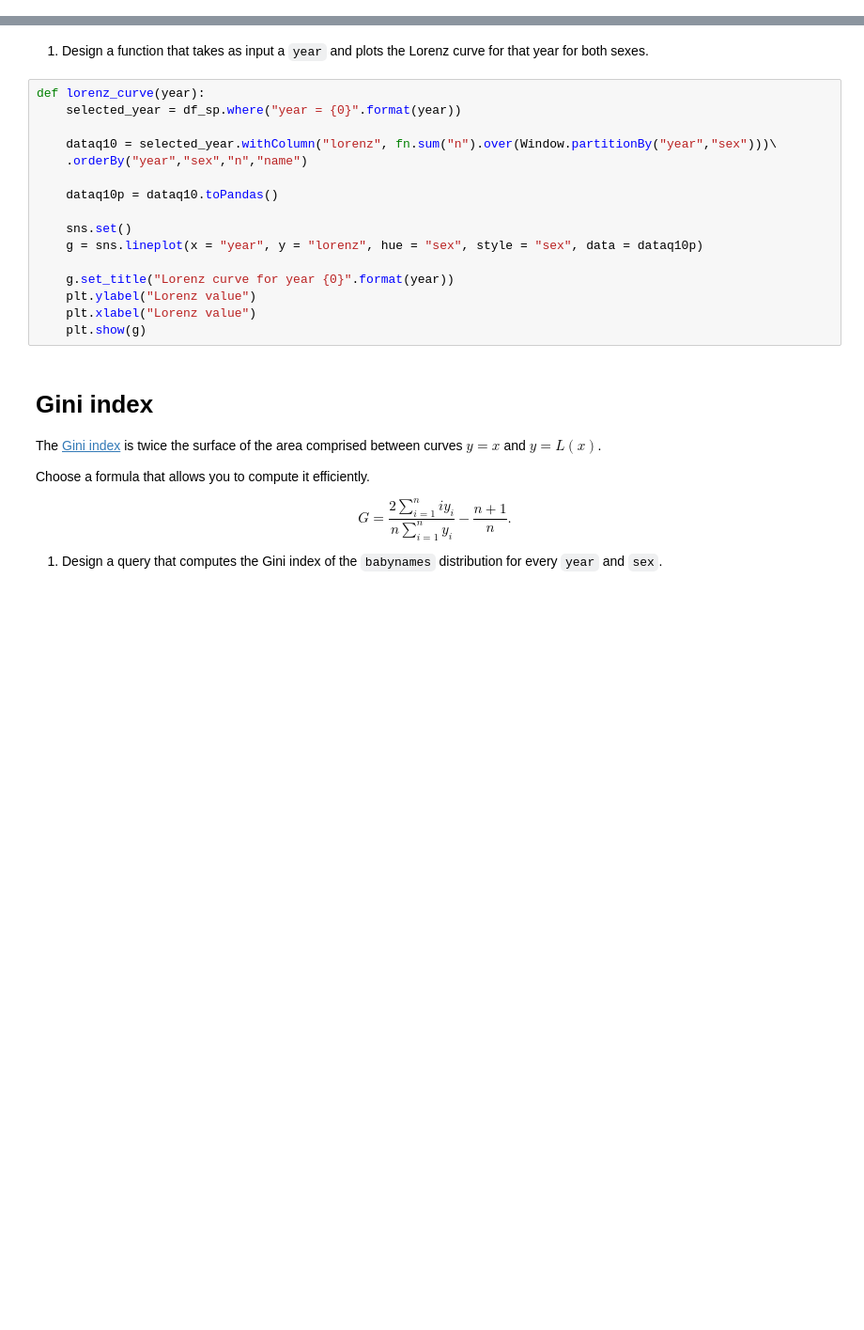
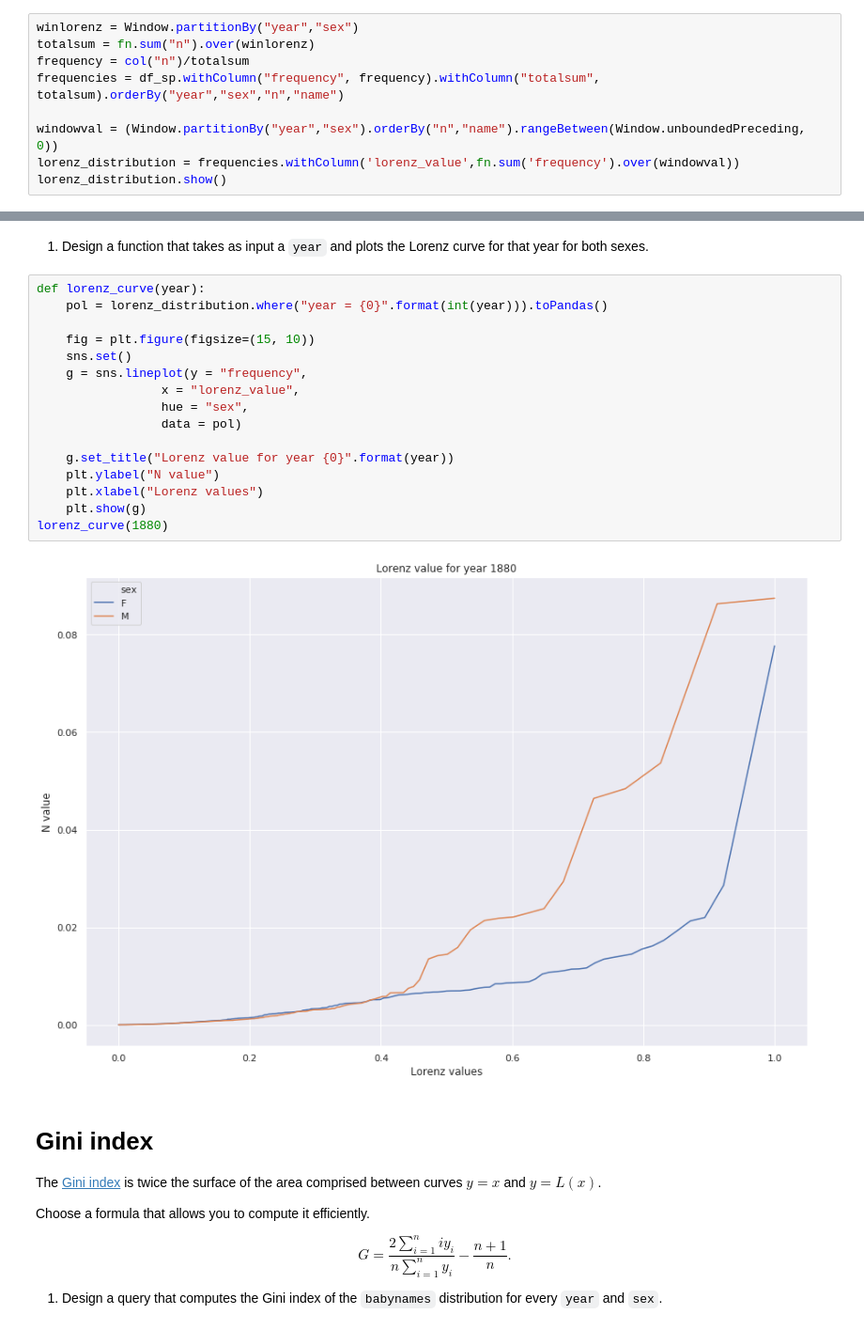
Before and after one commit to JLechuga94/BigData_1, a Jupyter notebook: homework02.ipynb, the cells around one changed output, grey strips where cells are left out. Shown at 94% size. Saved outputs shown, nothing was run; the diff lists cells and outputs as text; blank space fills up the shorter version.

```diff
--- a/homework02.ipynb
+++ b/homework02.ipynb
@@ -772,0 +747,9 @@ only showing top 20 rows
+# %%
+winlorenz = Window.partitionBy("year","sex")
+totalsum = fn.sum("n").over(winlorenz)
+frequency = col("n")/totalsum
+frequencies = df_sp.withColumn("frequency", frequency).withColumn("totalsum", totalsum).orderBy("year","sex","n","name")
+
+windowval = (Window.partitionBy("year","sex").orderBy("n","name").rangeBetween(Window.unboundedPreceding, 0))
+lorenz_distribution = frequencies.withColumn('lorenz_value',fn.sum('frequency').over(windowval))
+lorenz_distribution.show()
@@ -777,20 +778,22 @@ only showing top 20 rows
 for that year for both sexes.
 # %%
 def lorenz_curve(year):
-    selected_year = df_sp.where("year = {0}".format(year))
+    pol = lorenz_distribution.where("year = {0}".format(int(year))).toPandas()
 
-    dataq10 = selected_year.withColumn("lorenz", fn.sum("n").over(Window.partitionBy("year","sex")))\
-    .orderBy("year","sex","n","name")
+    fig = plt.figure(figsize=(15, 10))
+    sns.set()
+    g = sns.lineplot(y = "frequency",
+                 x = "lorenz_value",
+                 hue = "sex",
+                 data = pol)
 
-    dataq10p = dataq10.toPandas()
-
-    sns.set()
-    g = sns.lineplot(x = "year", y = "lorenz", hue = "sex", style = "sex", data = dataq10p)
-
-    g.set_title("Lorenz curve for year {0}".format(year))
-    plt.ylabel("Lorenz value")
-    plt.xlabel("Lorenz value")
+    g.set_title("Lorenz value for year {0}".format(year))
+    plt.ylabel("N value")
+    plt.xlabel("Lorenz values")
     plt.show(g)
+lorenz_curve(1880)
+# %% [output]
+[figure, added]
 # %% [markdown]
 
 Gini index
```
Also changed, not shown: parts of 4 cells of this notebook.
